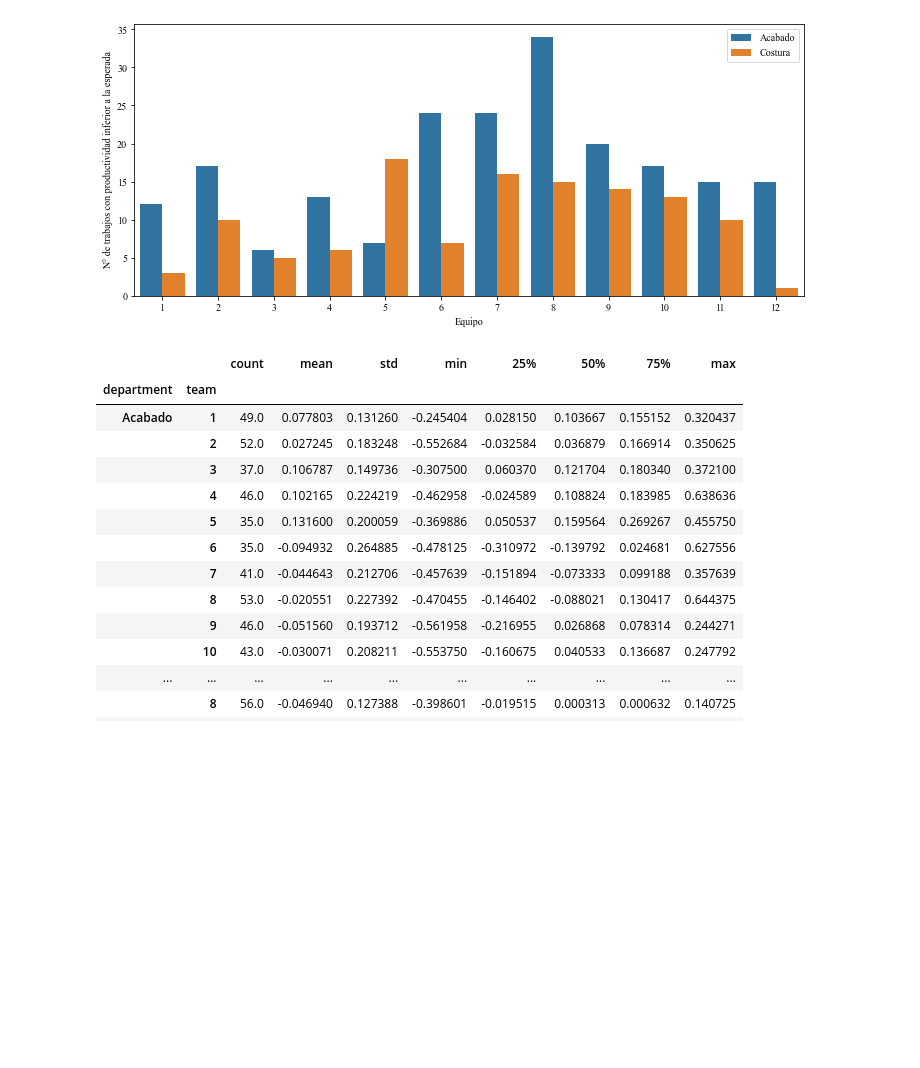
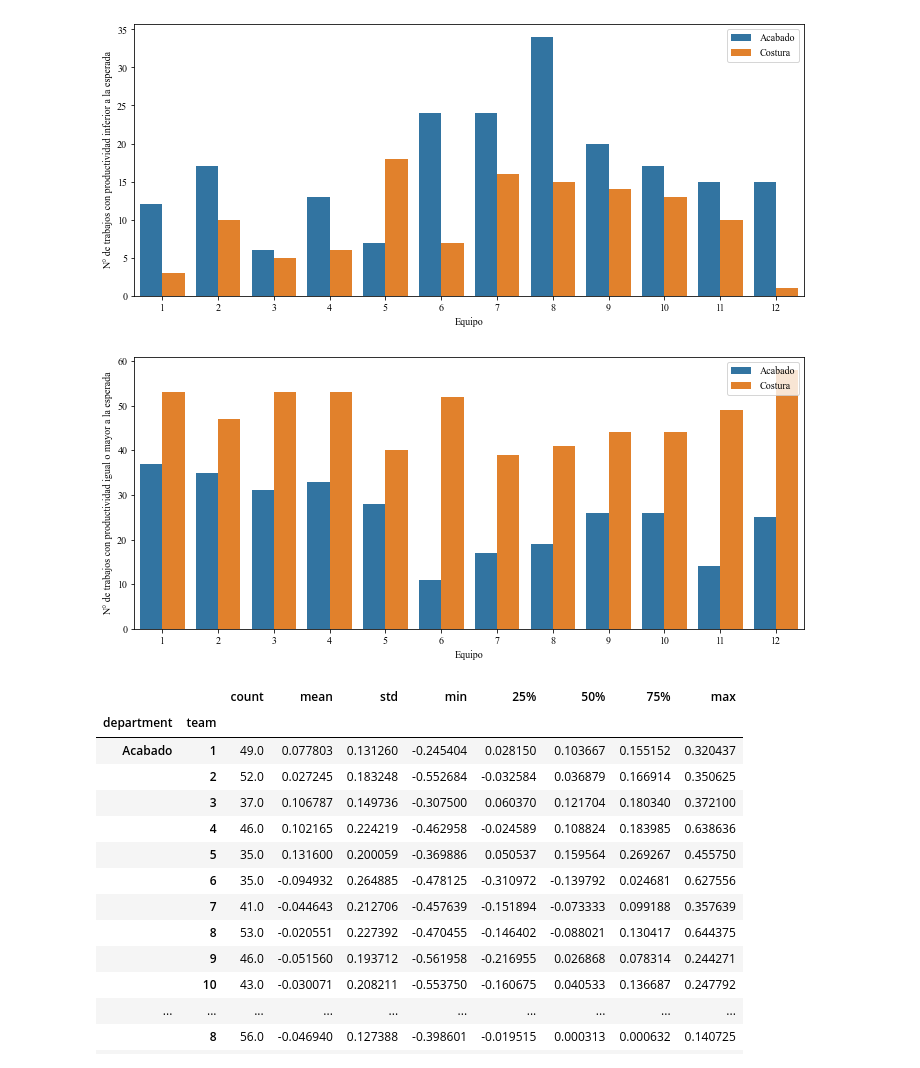
Before and after one commit to ejhoan/Proyecto-ML, a Jupyter notebook: Exploración_inicial.ipynb, the cells around one changed output. Cells and saved outputs as stored; diff of their text form; code cells hidden in the pictures; blank space fills up the shorter version.

```diff
--- a/Exploración_inicial.ipynb
+++ b/Exploración_inicial.ipynb
@@ -236,6 +287,19 @@ plt.legend(loc='upper right')
 plt.show()
 # %% [output]
 [figure]
+# %%
+# Número de casos en los que que los equipos obtuvieron una productividad igual o mayor a la esperada
+
+productividad_equipo = data[data['problema_productividad']==0].groupby(['team','department'], as_index=False).count()
+
+plt.figure(figsize=(12, 5))
+sns.barplot(data=productividad_equipo, y='problema_productividad', x='team', hue='department')
+plt.ylabel('N° de trabajos con productividad igual o mayor a la esperada')
+plt.xlabel('Equipo')
+plt.legend(loc='upper right')
+plt.show()
+# %% [output]
+[figure, added]
 # %%
 # La desviación estándar en las diferencias de productividad son menores para el área de costura que varían entre
 # 0.01 y 0.14. Esta variación de la desviación estándar para acabado se encuentra entre 0.13 y 0.22
```
Also changed, not shown: parts of 45 cells of this notebook, 2 other files.
